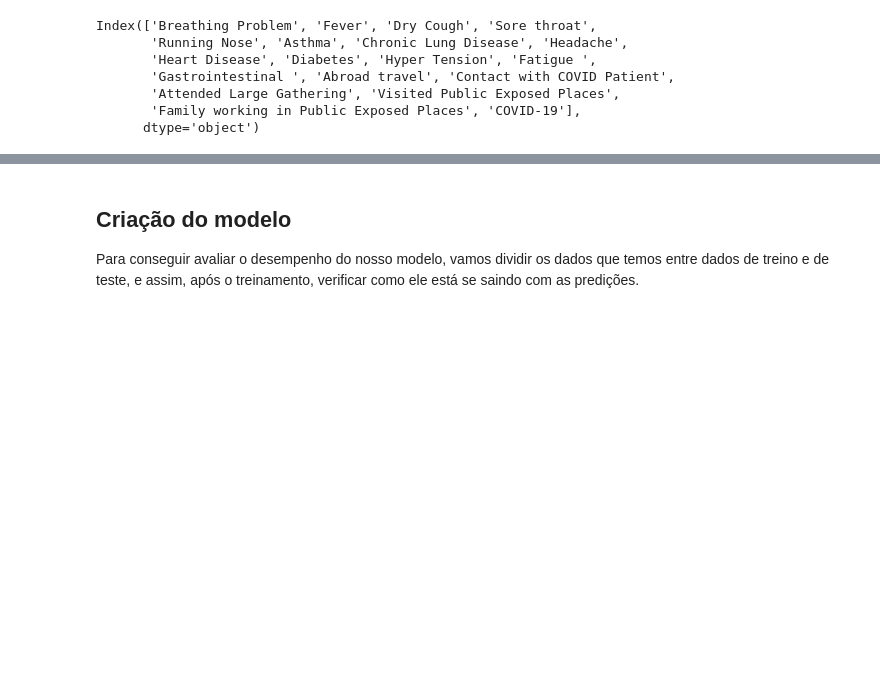
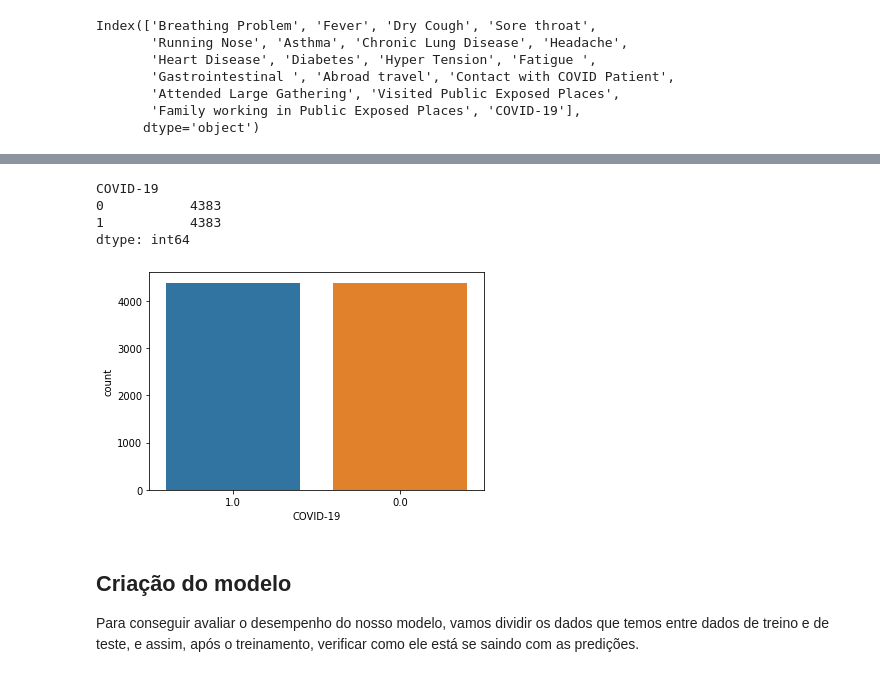
Before and after one commit to Cd4sh/project-pos-ai, a Jupyter notebook: notebook.ipynb, the cells around one changed output, grey strips where cells are left out. Drawn from its saved outputs; the diff is of its cells as text; code cells hidden in the pictures; blank space fills up the shorter version.

Commit message:
SMOTE oversampling

```diff
--- a/notebook.ipynb
+++ b/notebook.ipynb
@@ -85,3 +85,34 @@ plt.show()
+# %%
+
+features = ['Breathing Problem', 'Fever', 'Dry Cough', 'Sore throat',
+       'Running Nose', 'Asthma', 'Chronic Lung Disease', 'Headache',
+       'Heart Disease', 'Diabetes', 'Hyper Tension', 'Fatigue ',
+       'Gastrointestinal ', 'Contact with COVID Patient',
+       'Attended Large Gathering', 'Visited Public Exposed Places',
+       'Family working in Public Exposed Places']
+
+target = ['COVID-19']
+
+X = df[features]
+y = df[target]
+# %%
+from imblearn.over_sampling import SMOTE
+
+oversample = SMOTE()
+X, y = oversample.fit_resample(X, y)
+
+y.value_counts()
+# %% [output]
+COVID-19
+0           4383
+1           4383
+dtype: int64
+# %%
+df = pd.concat([X, y]);
+sns.countplot(data=df, x='COVID-19', order=df['COVID-19'].value_counts().index)
+plt.show()
+# %% [output]
+[figure, added]
 # %% [markdown]
 ## Criação do modelo
 
```
Also changed, not shown: parts of 5 cells of this notebook.
